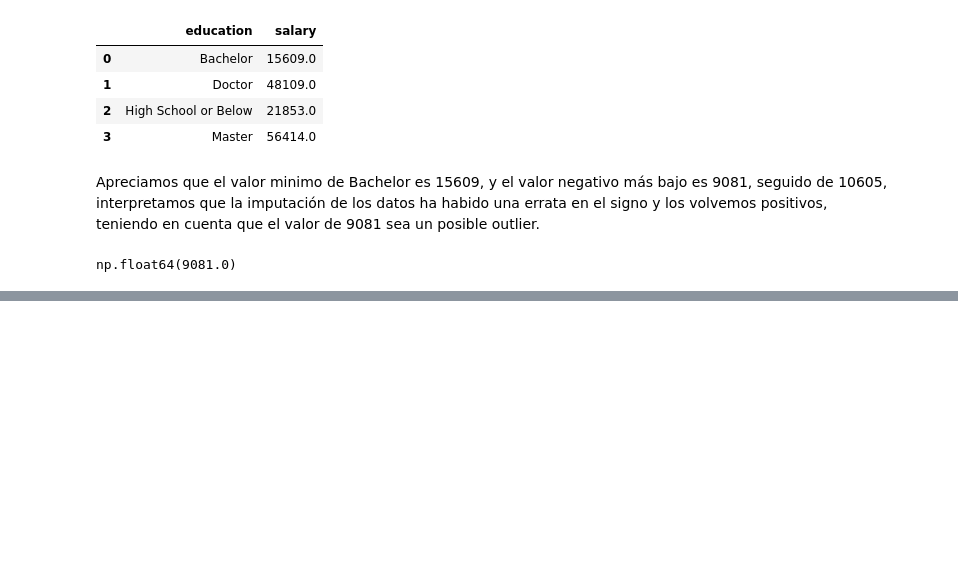
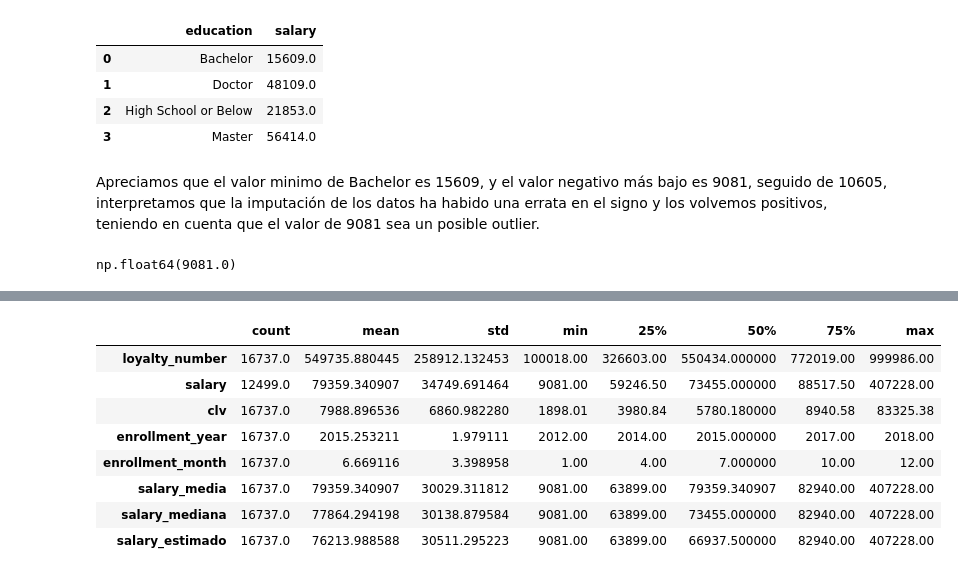
Before and after one commit to Adalab/bda-modulo-3-evaluacion-final-Lumo88-1, a Jupyter notebook: 02 Fase limpieza Datasets.ipynb, the cells around one changed output, grey strips where cells are left out. Drawn from its saved outputs; the diff is of its cells as text; code cells hidden in the pictures; blank space fills up the shorter version.

```diff
--- a/02 Fase limpieza Datasets.ipynb
+++ b/02 Fase limpieza Datasets.ipynb
@@ -186,0 +264,10 @@ np.float64(9081.0)
+# %%
+#creamos un df con la media de los salarios por nivel educativo.
+medianas_educacion = df_loyalty.groupby("education")["salary"].median()
+
+# high school < college < bachelor
+mediana_hschool = medianas_educacion['High School or Below']
+mediana_bach = medianas_educacion['Bachelor']
+sueldo_college_estimado = (mediana_hschool + mediana_bach) / 2
+
+sueldo_college_estimado
@@ -186,0 +276,12 @@ np.float64(9081.0)
+# %%
+df_loyalty["salary_estimado"] = df_loyalty["salary"].fillna(sueldo_college_estimado)
+
+mean_imputado3 = df_loyalty["salary_estimado"].mean()
+std_imputado3= df_loyalty["salary_estimado"].std()
+cv_imputado3 = std_imputado3 / mean_imputado3
+
+
+print(f"CV Real: {cv:.2f}")
+print(f"CV tras Imputar media global de Salary: {cv_imputado:.2f}")
+print(f"CV tras Imputar mediana global de Salary: {cv_imputado2:.2f}")
+print(f"CV tras Imputar mediana promedio por nivel educativo/Salary: {cv_imputado3:.2f}")
@@ -186,0 +304,12 @@ np.float64(9081.0)
+# %%
+df_loyalty.describe(include=np.number).T #para variables numéricas
+# %% [output]
+|  | count | mean | std | min | 25% | 50% | 75% | max |
+| loyalty_number | 16737.0 | 549735.880445 | 258912.132453 | 100018.00 | 326603.00 | 550434.000000 | 772019.00 | 999986.00 |
+| salary | 12499.0 | 79359.340907 | 34749.691464 | 9081.00 | 59246.50 | 73455.000000 | 88517.50 | 407228.00 |
+| clv | 16737.0 | 7988.896536 | 6860.982280 | 1898.01 | 3980.84 | 5780.180000 | 8940.58 | 83325.38 |
+| enrollment_year | 16737.0 | 2015.253211 | 1.979111 | 2012.00 | 2014.00 | 2015.000000 | 2017.00 | 2018.00 |
+| enrollment_month | 16737.0 | 6.669116 | 3.398958 | 1.00 | 4.00 | 7.000000 | 10.00 | 12.00 |
+| salary_media | 16737.0 | 79359.340907 | 30029.311812 | 9081.00 | 63899.00 | 79359.340907 | 82940.00 | 407228.00 |
+| salary_mediana | 16737.0 | 77864.294198 | 30138.879584 | 9081.00 | 63899.00 | 73455.000000 | 82940.00 | 407228.00 |
+| salary_estimado | 16737.0 | 76213.988588 | 30511.295223 | 9081.00 | 63899.00 | 66937.500000 | 82940.00 | 407228.00 |
```
Also changed, not shown: parts of 21 cells of this notebook.
